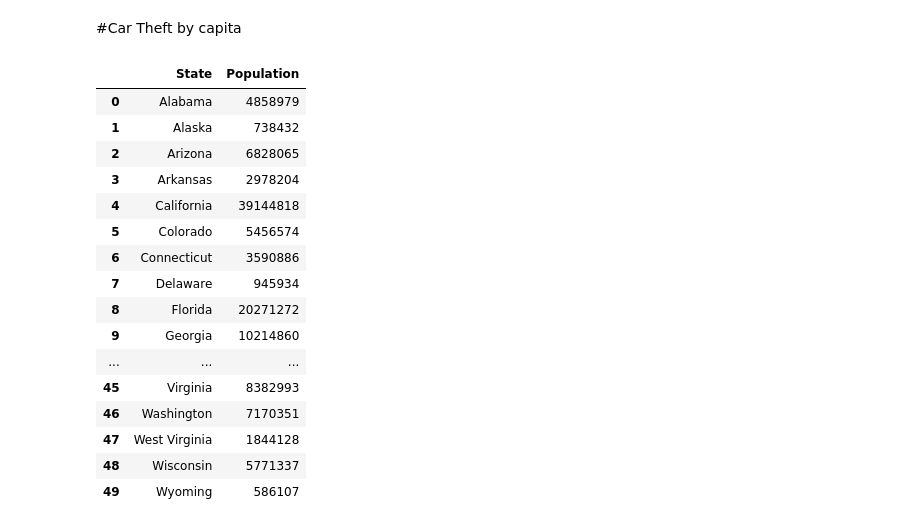
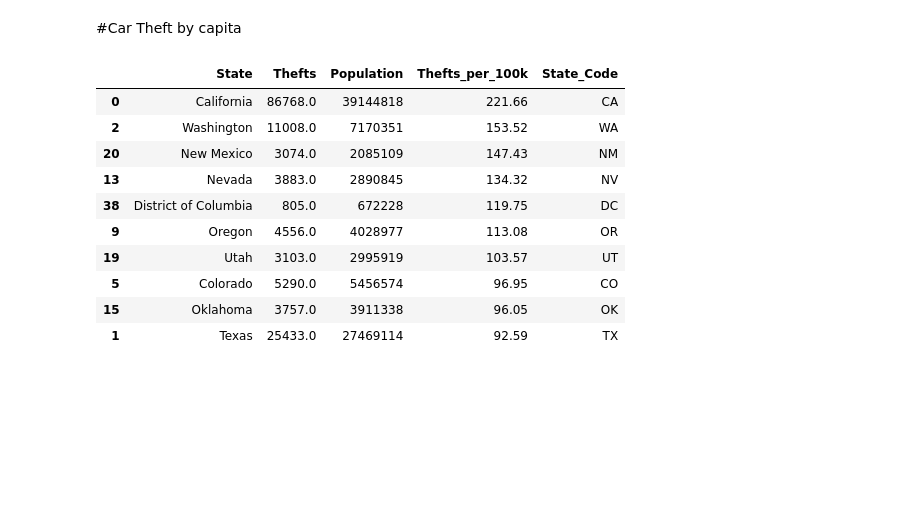
Before and after one commit to BrianFri/Midterm_Car_Theft_Analysis, a Jupyter notebook: Anaylsis.ipynb, the cells around one changed output. Cells and saved outputs as stored; diff of their text form; code cells hidden in the pictures; blank space fills up the shorter version.

```diff
--- a/Anaylsis.ipynb
+++ b/Anaylsis.ipynb
@@ -21,7 +22,7 @@ population = {"Alabama": 4858979, "Alaska": 738432, "Arizona": 6828065, "Arkansa
               "New Mexico": 2085109, "New York": 19795791, "North Carolina": 10042802, "North Dakota": 756927, "Ohio": 11613423,
               "Oklahoma": 3911338, "Oregon": 4028977, "Pennsylvania": 12802503, "Rhode Island": 1056298, "South Carolina": 4896146,
               "South Dakota": 858469, "Tennessee": 6600299, "Texas": 27469114, "Utah": 2995919, "Vermont": 626042,
-              "Virginia": 8382993, "Washington": 7170351, "West Virginia": 1844128, "Wisconsin": 5771337, "Wyoming": 586107,}
+              "Virginia": 8382993, "Washington": 7170351, "West Virginia": 1844128, "Wisconsin": 5771337, "Wyoming": 586107, "District of Columbia" : 672228}
 
 populaion_df = pd.DataFrame(population.items(), columns=["State", "Population"])
 
@@ -75,24 +76,35 @@ thefts_by_state
 # %% [markdown]
 #Car Theft by capita
 # %%
-thefts_rate = thefts_by_state.merge(populaion_df, on="States", how="left")
+state_code = {'Alabama': 'AL', 'Alaska': 'AK', 'Arizona': 'AZ', 'Arkansas': 'AR', 'California': 'CA', 'Colorado': 'CO',
+              'Connecticut': 'CT', 'Delaware': 'DE', 'Florida': 'FL', 'Georgia': 'GA', 'Hawaii': 'HI', 'Idaho': 'ID',
+              'Illinois': 'IL', 'Indiana': 'IN', 'Iowa': 'IA', 'Kansas': 'KS', 'Kentucky': 'KY', 'Louisiana': 'LA', 'Maine': 'ME',
+              'Maryland': 'MD', 'Massachusetts': 'MA', 'Michigan': 'MI', 'Minnesota': 'MN', 'Mississippi': 'MS', 'Missouri': 'MO',
+              'Montana': 'MT', 'Nebraska': 'NE', 'Nevada': 'NV', 'New Hampshire': 'NH', 'New Jersey': 'NJ', 'New Mexico': 'NM', 'New York': 'NY',
+              'North Carolina': 'NC', 'North Dakota': 'ND', 'Ohio': 'OH', 'Oklahoma': 'OK', 'Oregon': 'OR', 'Pennsylvania': 'PA', 'Rhode Island': 'RI',
+              'South Carolina': 'SC', 'South Dakota': 'SD', 'Tennessee': 'TN', 'Texas': 'TX', 'Utah': 'UT', 'Vermont': 'VT', 'Virginia': 'VA', 'Washington': 'WA', 'West Virginia': 'WV',
+              'Wisconsin': 'WI', 'Wyoming': 'WY', 'District of Columbia': 'DC'}
 
-thefts_by_state["Thefts_per_100k"] = thefts_by_state["Thefts"] /
+
+thefts_rate = thefts_by_state.merge(populaion_df, on="State", how="left")
+
+thefts_rate["Thefts_per_100k"] = (thefts_rate["Thefts"] / thefts_rate["Population"] * 100_000).round(2)
+
+thefts_rate = thefts_rate.sort_values("Thefts_per_100k", ascending=False)
+
+thefts_rate["State_Code"] = thefts_rate["State"].map(state_code)
+
+
+thefts_rate.head(10)
 # %% [output]
-|  | State | Population |
-| 0 | Alabama | 4858979 |
-| 1 | Alaska | 738432 |
-| 2 | Arizona | 6828065 |
-| 3 | Arkansas | 2978204 |
-| 4 | California | 39144818 |
-| 5 | Colorado | 5456574 |
-| 6 | Connecticut | 3590886 |
-| 7 | Delaware | 945934 |
-| 8 | Florida | 20271272 |
-| 9 | Georgia | 10214860 |
-| ... | ... | ... |
-| 45 | Virginia | 8382993 |
-| 46 | Washington | 7170351 |
-| 47 | West Virginia | 1844128 |
-| 48 | Wisconsin | 5771337 |
-| 49 | Wyoming | 586107 |
+|  | State | Thefts | Population | Thefts_per_100k | State_Code |
+| 0 | California | 86768.0 | 39144818 | 221.66 | CA |
+| 2 | Washington | 11008.0 | 7170351 | 153.52 | WA |
+| 20 | New Mexico | 3074.0 | 2085109 | 147.43 | NM |
+| 13 | Nevada | 3883.0 | 2890845 | 134.32 | NV |
+| 38 | District of Columbia | 805.0 | 672228 | 119.75 | DC |
+| 9 | Oregon | 4556.0 | 4028977 | 113.08 | OR |
+| 19 | Utah | 3103.0 | 2995919 | 103.57 | UT |
+| 5 | Colorado | 5290.0 | 5456574 | 96.95 | CO |
+| 15 | Oklahoma | 3757.0 | 3911338 | 96.05 | OK |
+| 1 | Texas | 25433.0 | 27469114 | 92.59 | TX |
```
Also changed, not shown: parts of 3 cells of this notebook, 1 other file.
